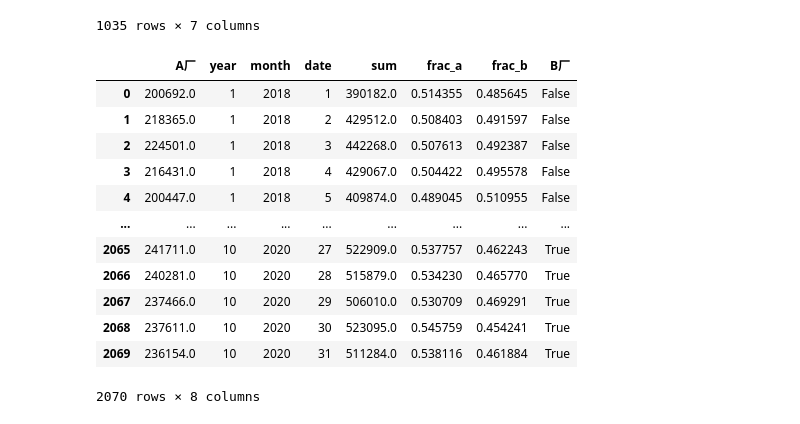
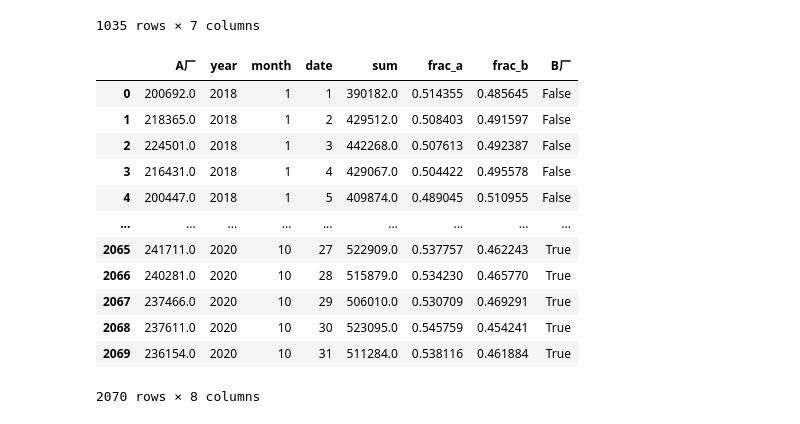
Before and after one commit to fyenne/pythonAAE, a Jupyter notebook: open_data_com/water.ipynb, the cells around one changed output. Saved outputs shown, nothing was run; the diff lists cells and outputs as text; code cells hidden in the pictures.

```diff
--- a/open_data_com/water.ipynb
+++ b/open_data_com/water.ipynb
@@ -208,18 +211,18 @@ train3.iloc[:1035,7] = False
 train3.iloc[1035:,0] = train3.iloc[1035:,7]
 train3.iloc[1035:,7] = True
 # %%
-train3.pop
+train3
 # %% [output]
 |  | A厂 | year | month | date | sum | frac_a | frac_b | B厂 |
-| 0 | 200692.0 | 1 | 2018 | 1 | 390182.0 | 0.514355 | 0.485645 | False |
-| 1 | 218365.0 | 1 | 2018 | 2 | 429512.0 | 0.508403 | 0.491597 | False |
-| 2 | 224501.0 | 1 | 2018 | 3 | 442268.0 | 0.507613 | 0.492387 | False |
-| 3 | 216431.0 | 1 | 2018 | 4 | 429067.0 | 0.504422 | 0.495578 | False |
-| 4 | 200447.0 | 1 | 2018 | 5 | 409874.0 | 0.489045 | 0.510955 | False |
+| 0 | 200692.0 | 2018 | 1 | 1 | 390182.0 | 0.514355 | 0.485645 | False |
+| 1 | 218365.0 | 2018 | 1 | 2 | 429512.0 | 0.508403 | 0.491597 | False |
+| 2 | 224501.0 | 2018 | 1 | 3 | 442268.0 | 0.507613 | 0.492387 | False |
+| 3 | 216431.0 | 2018 | 1 | 4 | 429067.0 | 0.504422 | 0.495578 | False |
+| 4 | 200447.0 | 2018 | 1 | 5 | 409874.0 | 0.489045 | 0.510955 | False |
 | ... | ... | ... | ... | ... | ... | ... | ... | ... |
-| 2065 | 241711.0 | 10 | 2020 | 27 | 522909.0 | 0.537757 | 0.462243 | True |
-| 2066 | 240281.0 | 10 | 2020 | 28 | 515879.0 | 0.534230 | 0.465770 | True |
-| 2067 | 237466.0 | 10 | 2020 | 29 | 506010.0 | 0.530709 | 0.469291 | True |
-| 2068 | 237611.0 | 10 | 2020 | 30 | 523095.0 | 0.545759 | 0.454241 | True |
-| 2069 | 236154.0 | 10 | 2020 | 31 | 511284.0 | 0.538116 | 0.461884 | True |
+| 2065 | 241711.0 | 2020 | 10 | 27 | 522909.0 | 0.537757 | 0.462243 | True |
+| 2066 | 240281.0 | 2020 | 10 | 28 | 515879.0 | 0.534230 | 0.465770 | True |
+| 2067 | 237466.0 | 2020 | 10 | 29 | 506010.0 | 0.530709 | 0.469291 | True |
+| 2068 | 237611.0 | 2020 | 10 | 30 | 523095.0 | 0.545759 | 0.454241 | True |
+| 2069 | 236154.0 | 2020 | 10 | 31 | 511284.0 | 0.538116 | 0.461884 | True |
 2070 rows × 8 columns
```
Also changed, not shown: parts of 3 cells of this notebook, 1 other file.
